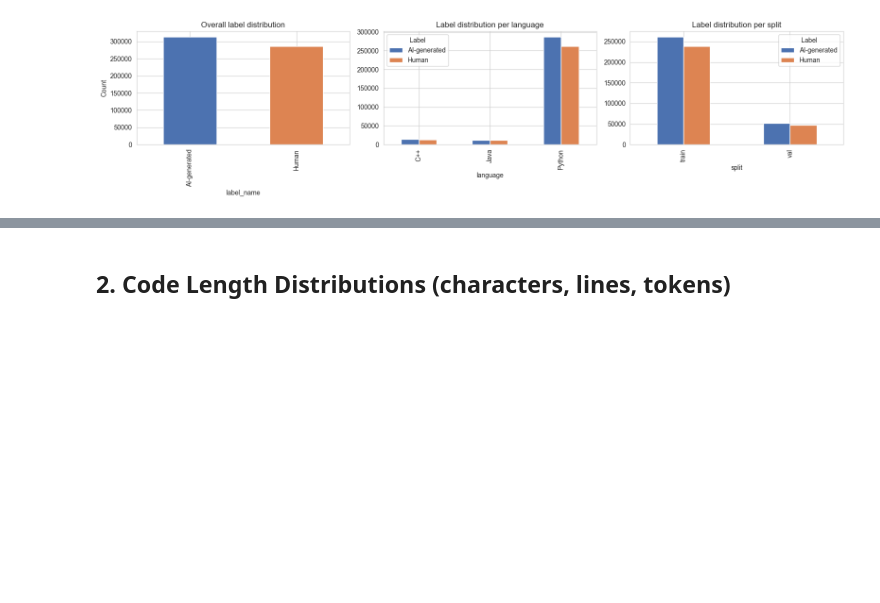
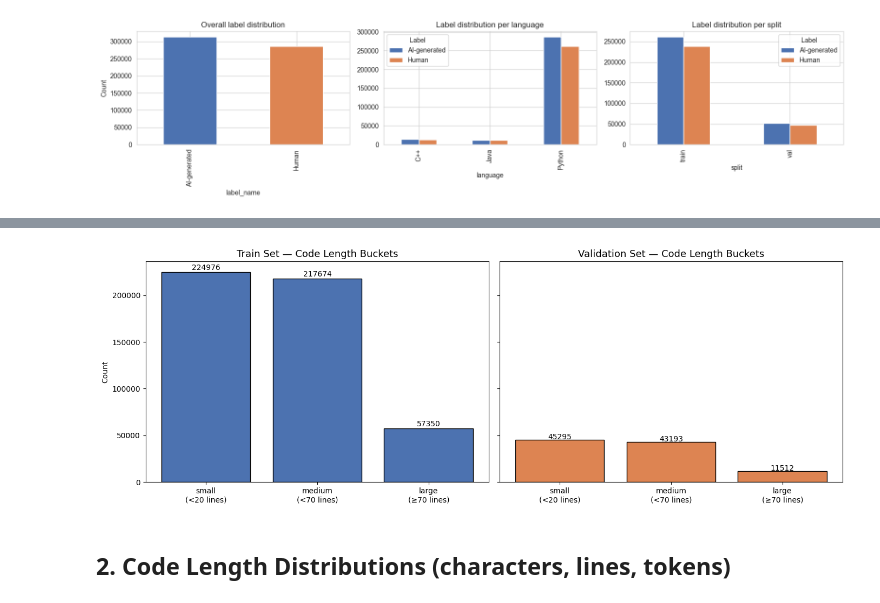
Before and after one commit to violeta-kastreva/SemEvalTask13-SubtaskA, a Jupyter notebook: data_analysis.ipynb, the cells around one changed output, grey strips where cells are left out. Drawn from its saved outputs; the diff is of its cells as text; code cells hidden in the pictures; blank space fills up the shorter version.

```diff
--- a/data_analysis.ipynb
+++ b/data_analysis.ipynb
@@ -105,3 +130,36 @@ plt.show()
+# %%
+def size_bucket(code):
+    total_lines = code.count("\n") + 1
+    if total_lines < 20:
+        return "small"
+    elif total_lines <= 70:
+        return "medium"
+    else:
+        return "large"
+
+bucket_order = ["small", "medium", "large"]
+bucket_labels = ["small\n(<20 lines)", "medium\n(<70 lines)", "large\n(≥70 lines)"]
+
+train_buckets = train["code"].apply(size_bucket).value_counts().reindex(bucket_order, fill_value=0)
+val_buckets = val["code"].apply(size_bucket).value_counts().reindex(bucket_order, fill_value=0)
+
+fig, axes = plt.subplots(1, 2, figsize=(14, 5), sharey=True)
+
+axes[0].bar(bucket_labels, train_buckets.values, color="#4c72b0", edgecolor="black")
+axes[0].set_title("Train Set — Code Length Buckets", fontsize=13)
+axes[0].set_ylabel("Count")
+for i, v in enumerate(train_buckets.values):
+    axes[0].text(i, v + max(train_buckets) * 0.01, str(v), ha="center", fontsize=10)
+
+axes[1].bar(bucket_labels, val_buckets.values, color="#dd8452", edgecolor="black")
+axes[1].set_title("Validation Set — Code Length Buckets", fontsize=13)
+for i, v in enumerate(val_buckets.values):
+    axes[1].text(i, v + max(val_buckets) * 0.01, str(v), ha="center", fontsize=10)
+
+plt.tight_layout()
+plt.show()
+# %% [output]
+[figure, added]
 # %% [markdown]
 ## 2. Code Length Distributions (characters, lines, tokens)
 # %%
```
Also changed, not shown: parts of 2 cells of this notebook.
